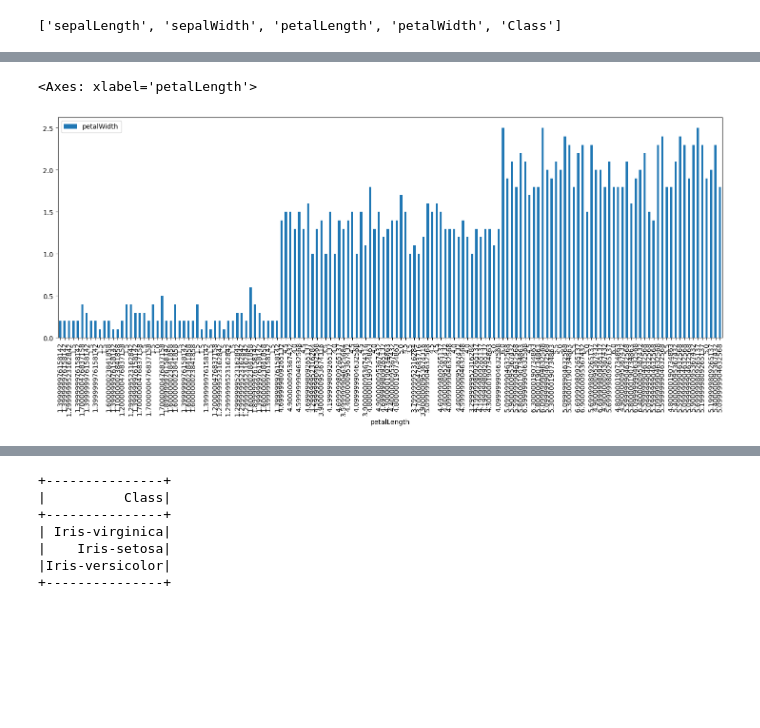
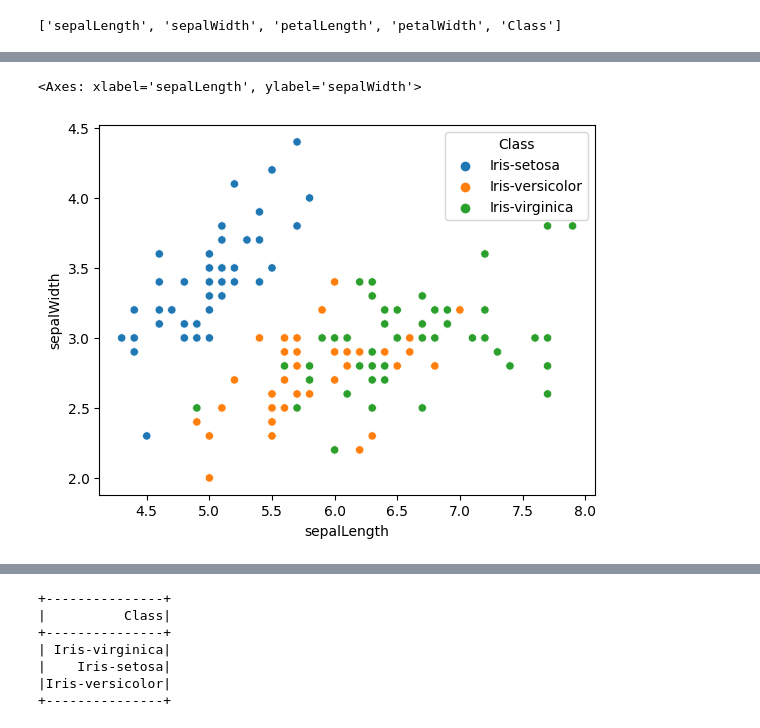
Before and after one commit to ravish31/pyspark_mllib, a Jupyter notebook: Group05_IrisDataset.ipynb, the cells around one changed output, grey strips where cells are left out. Drawn from its saved outputs; the diff is of its cells as text; code cells hidden in the pictures; blank space fills up the shorter version.

```diff
--- a/Group05_IrisDataset.ipynb
+++ b/Group05_IrisDataset.ipynb
@@ -79,5 +93,6 @@ iris_df.toPandas().plot.bar(x='sepalLength',y='sepalWidth',figsize=(18, 6))
-# %%
-iris_df.toPandas().plot.bar(x='petalLength',y='petalWidth',figsize=(18, 6))
-# %% [output]
-<Axes: xlabel='petalLength'>
-[figure, removed]
+# %%
+sns.scatterplot(x='sepalLength', y='sepalWidth',
+                hue='Class', data=iris_df.toPandas(), )
+# %% [output]
+<Axes: xlabel='sepalLength', ylabel='sepalWidth'>
+[figure, added]
```
Also changed, not shown: parts of 53 cells of this notebook.
